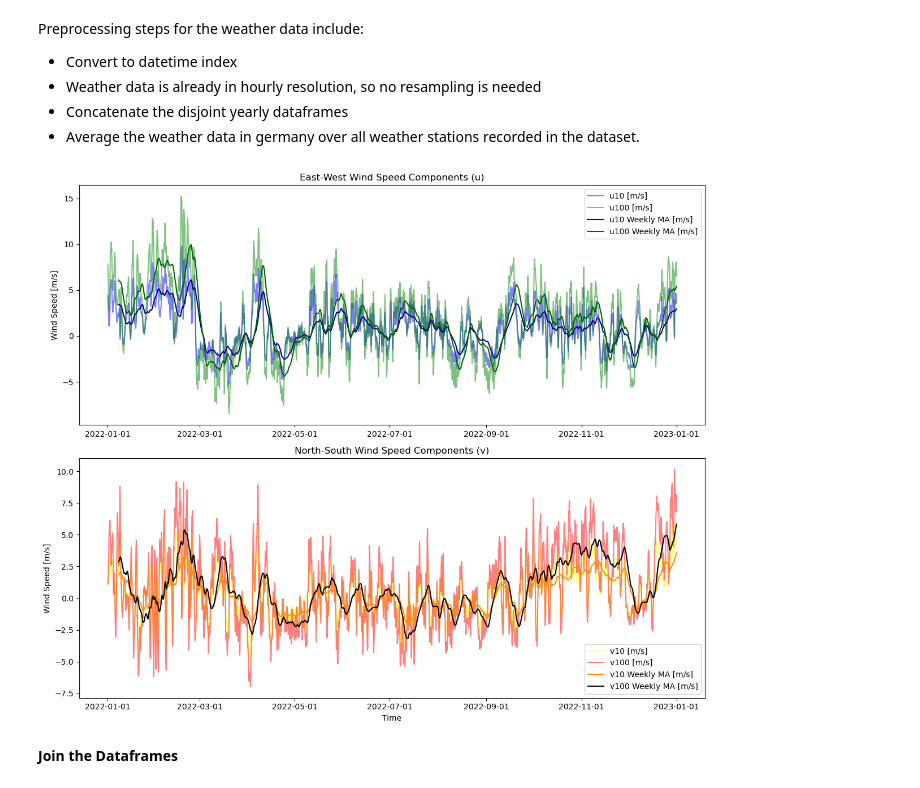
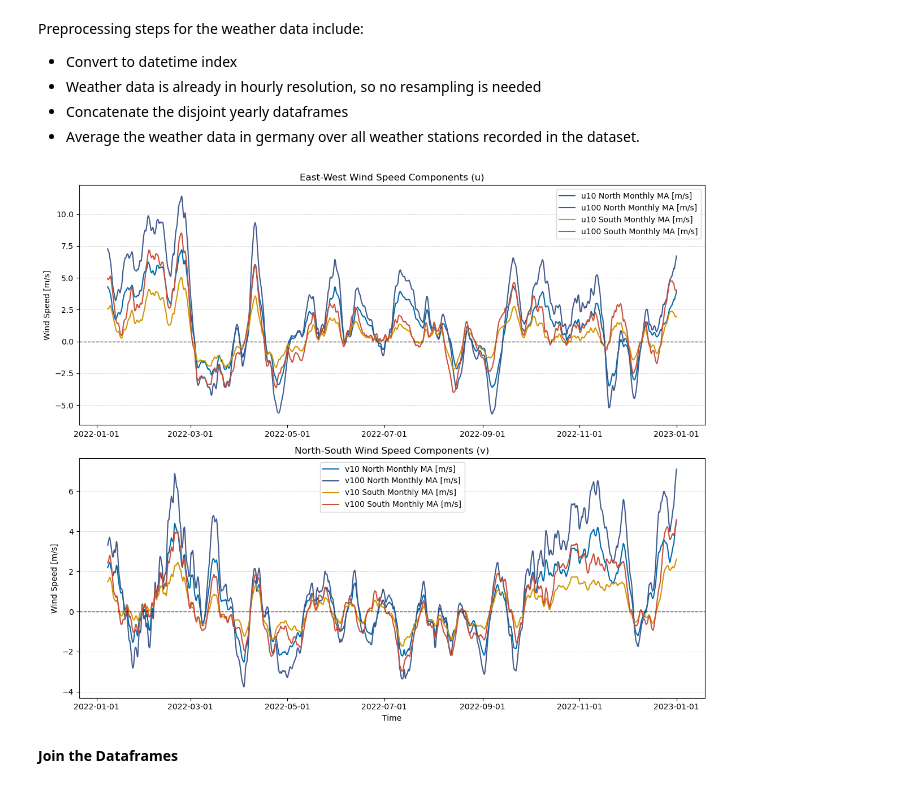
Before and after one commit to timoluebbing/WindPowerForecasting, a Jupyter notebook: experiments/tutorial.ipynb, the cells around one changed output. Drawn from its saved outputs; the diff is of its cells as text; code cells hidden in the pictures.

```diff
--- a/experiments/tutorial.ipynb
+++ b/experiments/tutorial.ipynb
@@ -175,15 +183,20 @@ weather = pd.concat([weather, weather_2022], axis=0)
 k_clusters = 5
 use_clustering = False  # Default: False to reduce complexity
 
+lat_threshold = 51.0
+use_north_south_split = True
+
 if use_clustering:
     weather = weather_germany_clustered(weather, k_clusters=k_clusters)
+elif use_north_south_split:
+    weather = weather_north_south_means(weather, lat_threshold=lat_threshold)
 else:
     weather = weather_germany_mean(weather)
 # %%
 weather_indexed = weather["2022-01-01":"2022-12-31"]
-plot_wind_speed_components(weather_indexed)
+plot_wind_speed_components(weather_indexed, rolling_window=24*7)
 # %% [output]
-[figure, old version]
+[figure, new version]
 # %% [markdown]
 **Join the Dataframes**
 # %%
```
Also changed, not shown: parts of 29 cells of this notebook, 5 other files.
